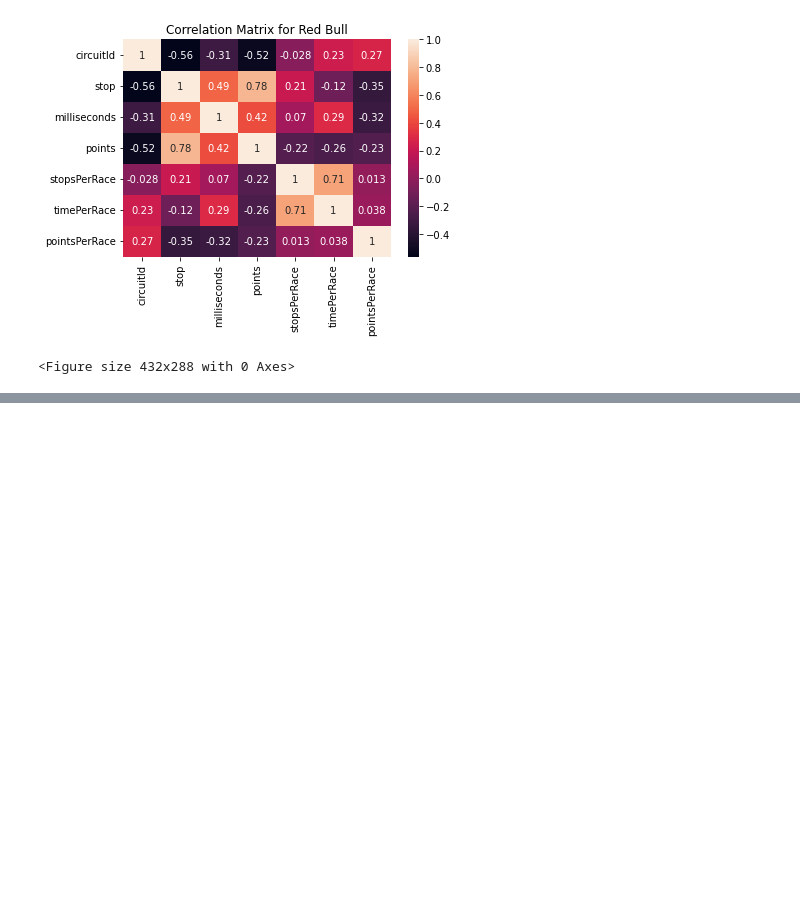
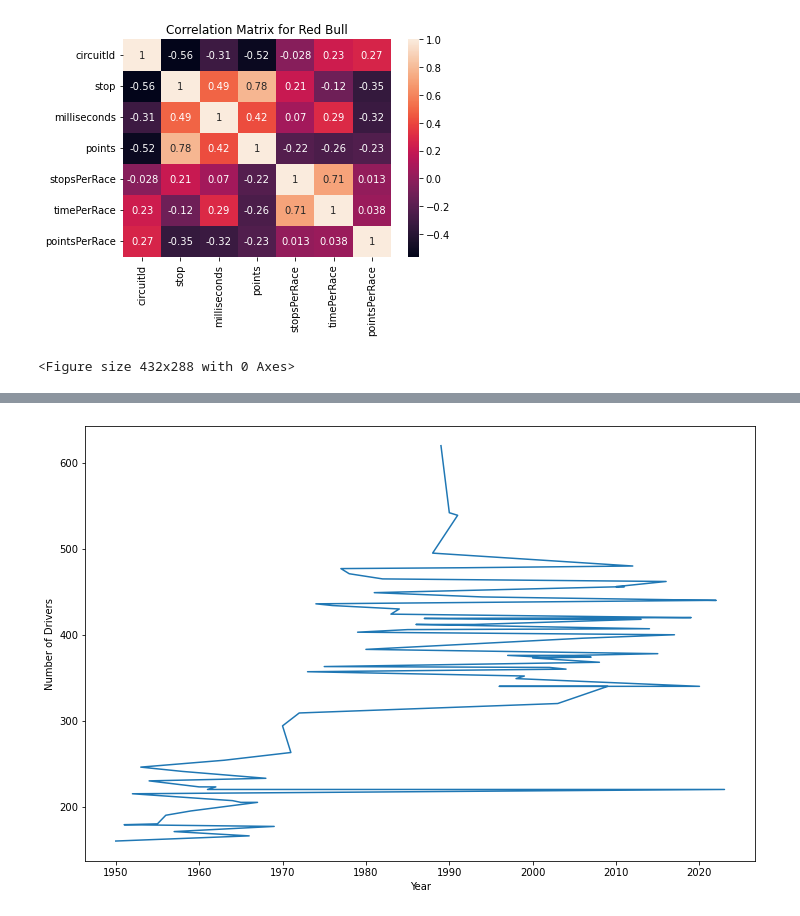
Before and after one commit to PaulOM203/MSC_Thesis_F1, a Jupyter notebook: Notebook.ipynb, the cells around one changed output, grey strips where cells are left out. Saved outputs shown, nothing was run; the diff lists cells and outputs as text; code cells hidden in the pictures; blank space fills up the shorter version.

```diff
--- a/Notebook.ipynb
+++ b/Notebook.ipynb
@@ -528,0 +631,15 @@ plt.savefig('Red Bull Correlation Matrix - Pitstops.png', dpi=300)
+# %%
+## Getting the total driver count per year
+accidents_collisions_drivers = pd.DataFrame(merged_F1['year'].value_counts()).reset_index().rename(columns = {'year': 'driver_count', 'index': 'year'}) #total participants per year
+
+driver_count = accidents_collisions_drivers['driver_count']
+year = accidents_collisions_drivers['year']
+
+fig, ax = plt.subplots(figsize=(12,8))
+ax.plot(year, driver_count)
+
+ax.set_xlabel("Year")
+ax.set_ylabel("Number of Drivers")
+ax.figure.savefig('Number of drivers per year.png', dpi=300)
+# %% [output]
+[figure, added]
```
Also changed, not shown: parts of 12 cells of this notebook.
